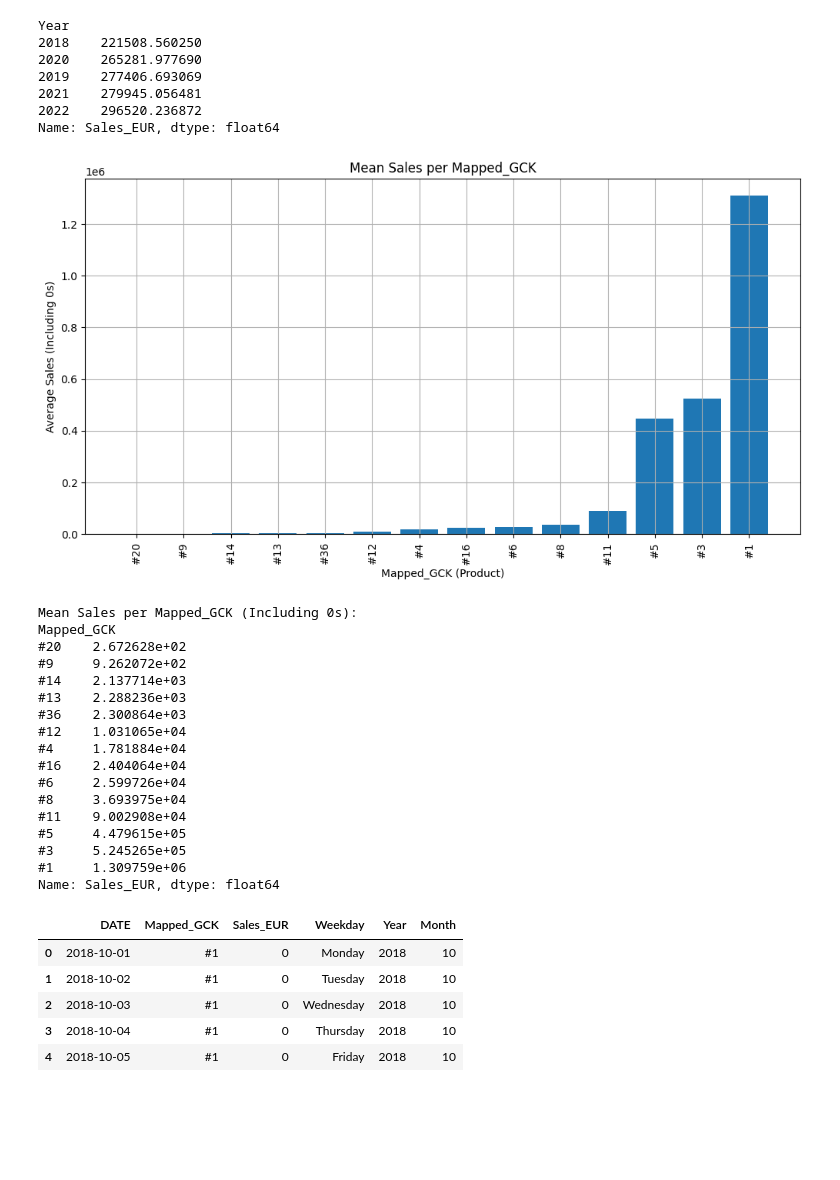
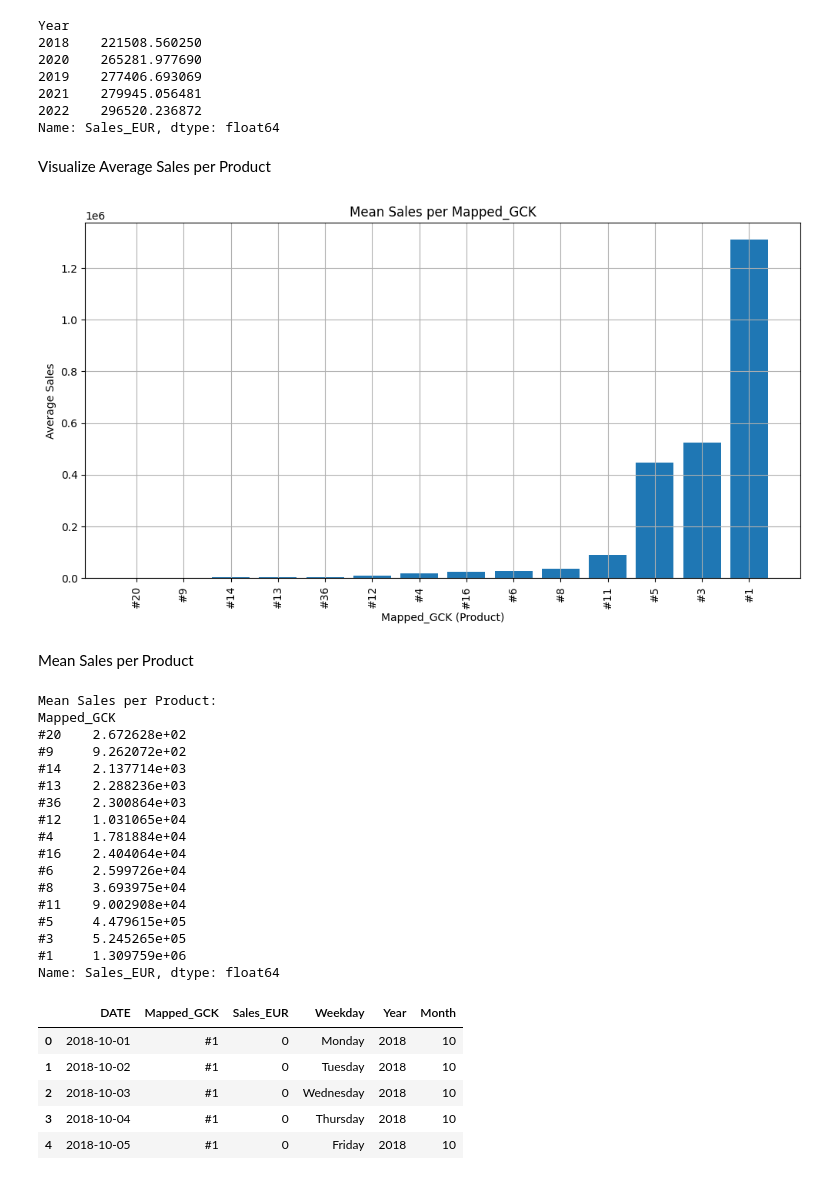
Before and after one commit to gugaaa1904/BC, a Jupyter notebook: Case 2.ipynb, the cells around one changed output. Drawn from its saved outputs; the diff is of its cells as text; code cells hidden in the pictures; blank space fills up the shorter version.

```diff
--- a/Case 2.ipynb
+++ b/Case 2.ipynb
@@ -226,30 +274,31 @@ Year
 2021    279945.056481
 2022    296520.236872
 Name: Sales_EUR, dtype: float64
+# %% [markdown]
+Visualize Average Sales per Product
 # %%
-# Calculate mean sales per Mapped_GCK
 mapped_gck_means = sales_data.groupby("Mapped_GCK")["Sales_EUR"].mean().sort_values()
 
-# Plot the mean sales values for each product
 plt.figure(figsize=(12, 6))
 plt.bar(mapped_gck_means.index, mapped_gck_means.values)
 plt.xticks(rotation=90)
 plt.xlabel("Mapped_GCK (Product)")
-plt.ylabel("Average Sales (Including 0s)")
+plt.ylabel("Average Sales")
 plt.title("Mean Sales per Mapped_GCK")
 plt.grid(True)
 plt.show()
 # %% [output]
-[figure, old version]
+[figure, new version]
+# %% [markdown]
+Mean Sales per Product
 # %%
-# Calculate mean sales per Mapped_GCK (Including 0s)
 mapped_gck_means = sales_data.groupby("Mapped_GCK")["Sales_EUR"].mean().sort_values()
 
 # Display the values
-print("Mean Sales per Mapped_GCK (Including 0s):")
+print("Mean Sales per Product:")
 print(mapped_gck_means)
 # %% [output]
-Mean Sales per Mapped_GCK (Including 0s):
+Mean Sales per Product:
 Mapped_GCK
 #20    2.672628e+02
 #9     9.262072e+02
```
Also changed, not shown: parts of 32 cells of this notebook.
